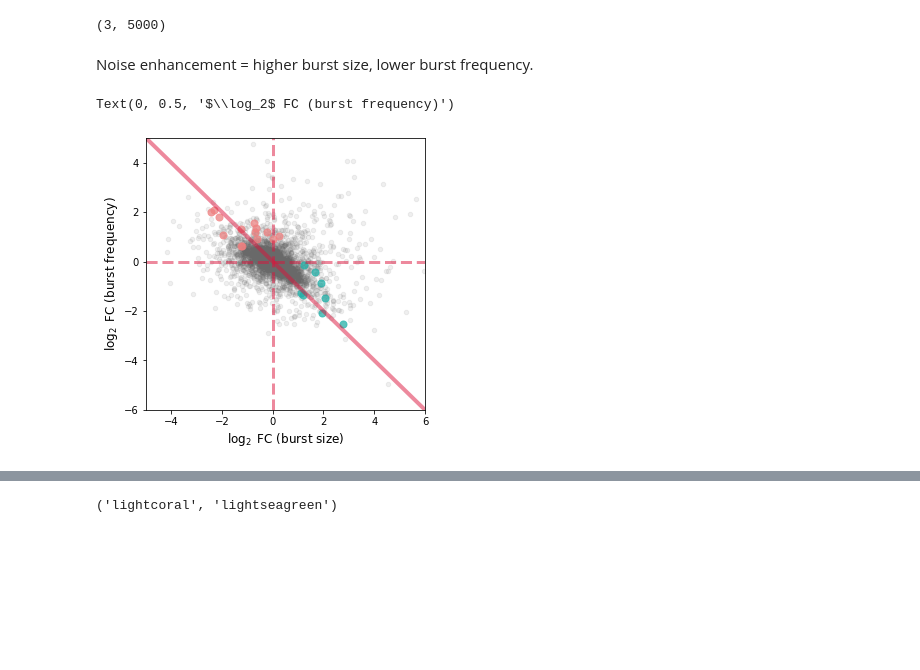
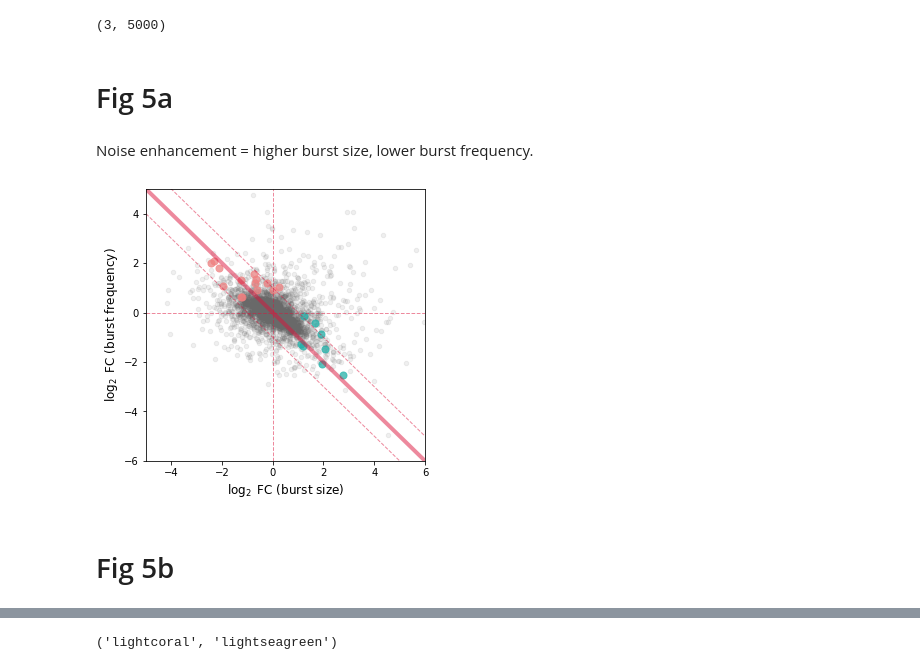
Before and after one commit to pachterlab/monod_examples, a Jupyter notebook: manuscript_computation/gg230328_diffexp.ipynb, the cells around one changed output, grey strips where cells are left out. Cells and saved outputs as stored; diff of their text form; code cells hidden in the pictures; blank space fills up the shorter version.

```diff
--- a/manuscript_computation/gg230328_diffexp.ipynb
+++ b/manuscript_computation/gg230328_diffexp.ipynb
@@ -206,6 +201,8 @@ gf_gaba_all = np.asarray(gf_gaba_all)
 gf_gaba_all.shape
 # %% [output]
 (3, 5000)
+# %% [markdown]
+# Fig 5a
 # %% [markdown]
 Noise enhancement = higher burst size, lower burst frequency.
 # %%
@@ -226,36 +223,39 @@ c_identity = 'k'
 # %%
 plt.figure(figsize=(5,5))
 plt.scatter(deltaB,deltaK,ms_genes,c_genes,alpha=alpha_genes)
 gf_glu_noise = (gf_glu_all[0] | gf_glu_all[1] | gf_glu_all[2])  & spliced_fc_gf
 plt.scatter(deltaB[gf_glu_noise],deltaK[gf_glu_noise],ms_highlight,aesthetics['celltype_colors_allen'][0],alpha=alpha_highlight)
 gf_gaba_noise = (gf_gaba_all[0] | gf_gaba_all[1] | gf_gaba_all[2])  & spliced_fc_gf
 plt.scatter(deltaB[gf_gaba_noise],deltaK[gf_gaba_noise],ms_highlight,aesthetics['celltype_colors_allen'][1],alpha=alpha_highlight)
 # gf = gf_glu_all[1] & spliced_fc_gf
 # plt.scatter(deltaB[gf],deltaK[gf],20,aesthetics['celltype_colors_allen'][0],alpha=1)
 # gf = gf_gaba_all[0] & spliced_fc_gf
 # plt.scatter(deltaB[gf],deltaK[gf],20,aesthetics['celltype_colors_allen'][1],alpha=1)
 # gf = gf_gaba_all[1] & spliced_fc_gf
 # plt.scatter(deltaB[gf],deltaK[gf],20,aesthetics['celltype_colors_allen'][1],alpha=1)
 # plt.scatter(deltaB[gf_glu],deltaK[gf_glu],20,aesthetics['celltype_colors_allen'][0],alpha=1)
 # plt.scatter(deltaB[gf_gaba],deltaK[gf_gaba],20,aesthetics['celltype_colors_allen'][1],alpha=1)
 xl =np.asarray([-5,6])
 xlx = [xl[0],xl[1]]
 xly = [-xl[1],-xl[0]]
 plt.xlim(xlx)
 plt.ylim(xly)
 plt.plot(xl,-xl,'-',linewidth=4,c='crimson',alpha=0.5)
-# plt.plot(xl,-(xl+1),'-',linewidth=1,c='crimson',alpha=0.5)
-# plt.plot(xl,-(xl-1),'-',linewidth=1,c='crimson',alpha=0.5)
+plt.plot(xl,-(xl+1),'--',linewidth=1,c='crimson',alpha=0.5)
+plt.plot(xl,-(xl-1),'--',linewidth=1,c='crimson',alpha=0.5)
 # plt.plot(xlx,[1,1],'-',linewidth=1,c='crimson',alpha=0.5)
 # plt.plot([1,1],xly,'-',linewidth=1,c='crimson',alpha=0.5)
 # plt.plot(xlx,[-1,-1],'-',linewidth=1,c='crimson',alpha=0.5)
 # plt.plot([-1,-1],xly,'-',linewidth=1,c='crimson',alpha=0.5)
-plt.plot(xlx,[0,0],'--',linewidth=3,c='crimson',alpha=0.5)
-plt.plot([0,0],xly,'--',linewidth=3,c='crimson',alpha=0.5)
+plt.plot(xlx,[0,0],'--',linewidth=1,c='crimson',alpha=0.5)
+plt.plot([0,0],xly,'--',linewidth=1,c='crimson',alpha=0.5)
 plt.xlabel(r'$\log_2$ FC (burst size)',fontsize=fs_axes)
 plt.ylabel(r'$\log_2$ FC (burst frequency)',fontsize=fs_axes)
+plt.savefig('./figs/fig5a.png',dpi=450)
+plt.savefig('./figs/fig5a.pdf')
 # %% [output]
-Text(0, 0.5, '$\\log_2$ FC (burst frequency)')
-[figure, old version]
+[figure, new version]
+# %% [markdown]
+# Fig 5b
 # %%
 # sr_arr_allen
```
Also changed, not shown: parts of 32 cells of this notebook, 9 other files.
